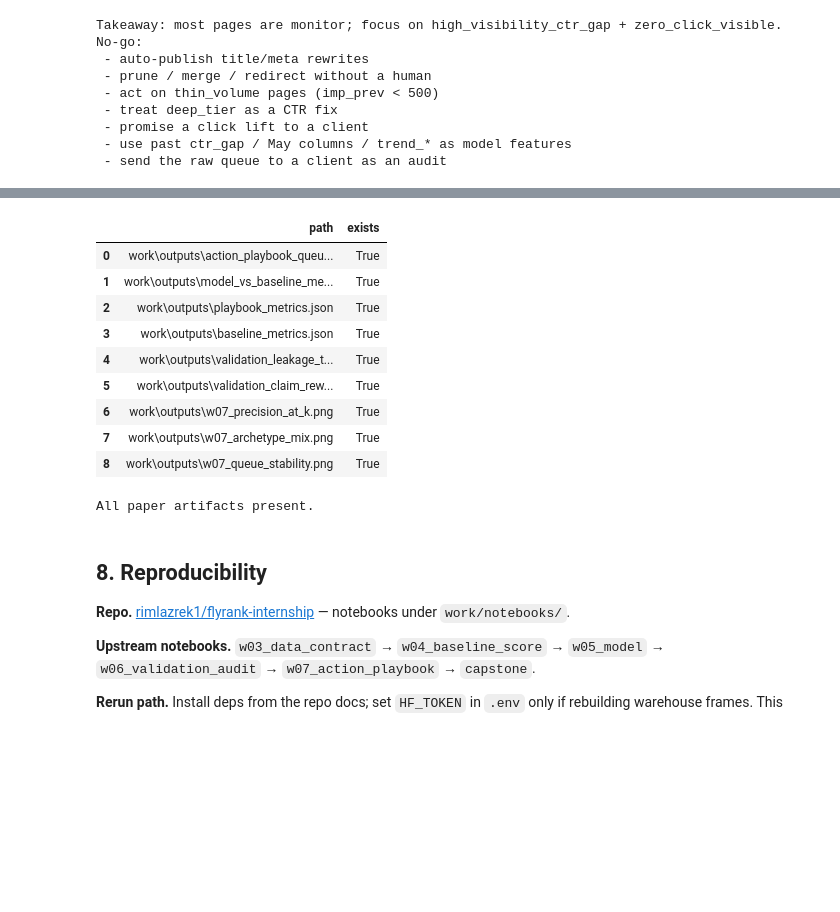
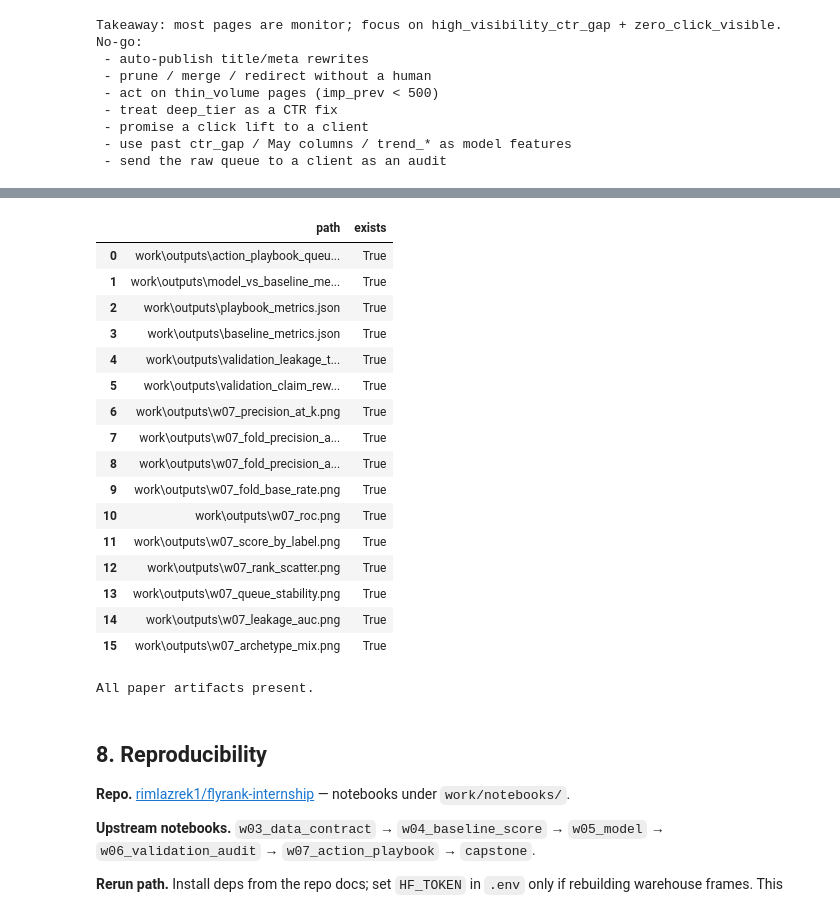
Before and after one commit to rimlazrek1/flyrank-internship, a Jupyter notebook: work/notebooks/capstone.ipynb, the cells around one changed output, grey strips where cells are left out. Saved outputs shown, nothing was run; the diff lists cells and outputs as text; code cells hidden in the pictures; blank space fills up the shorter version.

```diff
--- a/work/notebooks/capstone.ipynb
+++ b/work/notebooks/capstone.ipynb
@@ -389,43 +429,58 @@ No-go:
 
 Upstream: `w03`–`w07`. Regenerate the queue CSV with `w07_action_playbook` if missing.
 # %%
-fig_names = [
+required_fig_names = [
     "w07_precision_at_k.png",
+    "w07_fold_precision_at_50.png",
+    "w07_fold_precision_at_k.png",
+    "w07_fold_base_rate.png",
+    "w07_roc.png",
+    "w07_score_by_label.png",
+    "w07_rank_scatter.png",
+    "w07_queue_stability.png",
+    "w07_leakage_auc.png",
     "w07_archetype_mix.png",
-    "w07_queue_stability.png",
 ]
+fig_names = required_fig_names
 artifact_paths = [
     OUT / "action_playbook_queue.csv",
     OUT / "model_vs_baseline_metrics.json",
     OUT / "playbook_metrics.json",
     OUT / "baseline_metrics.json",
     OUT / "validation_leakage_trap.json",
     OUT / "validation_claim_rewrite.json",
 ] + [resolve_fig(n) for n in fig_names]
 
 def _rel(p: Path) -> str:
     try:
         return str(p.relative_to(ROOT.parent if ROOT.name == "work" else ROOT))
     except ValueError:
         return str(p)
 
 status = pd.DataFrame(
     {"path": [_rel(p) for p in artifact_paths], "exists": [p.exists() for p in artifact_paths]}
 )
 display(status)
 assert status["exists"].all(), "Missing paper artifacts — re-run Weeks 5–7 notebooks first."
 print("All paper artifacts present.")
 # %% [output]
 |  | path | exists |
 | 0 | work\outputs\action_playbook_queu... | True |
 | 1 | work\outputs\model_vs_baseline_me... | True |
 | 2 | work\outputs\playbook_metrics.json | True |
 | 3 | work\outputs\baseline_metrics.json | True |
 | 4 | work\outputs\validation_leakage_t... | True |
 | 5 | work\outputs\validation_claim_rew... | True |
 | 6 | work\outputs\w07_precision_at_k.png | True |
-| 7 | work\outputs\w07_archetype_mix.png | True |
-| 8 | work\outputs\w07_queue_stability.png | True |
+| 7 | work\outputs\w07_fold_precision_a... | True |
+| 8 | work\outputs\w07_fold_precision_a... | True |
+| 9 | work\outputs\w07_fold_base_rate.png | True |
+| 10 | work\outputs\w07_roc.png | True |
+| 11 | work\outputs\w07_score_by_label.png | True |
+| 12 | work\outputs\w07_rank_scatter.png | True |
+| 13 | work\outputs\w07_queue_stability.png | True |
+| 14 | work\outputs\w07_leakage_auc.png | True |
+| 15 | work\outputs\w07_archetype_mix.png | True |
 All paper artifacts present.
 # %% [markdown]
 ## 8. Reproducibility
```
Also changed, not shown: parts of 3 cells of this notebook, 23 other files.
